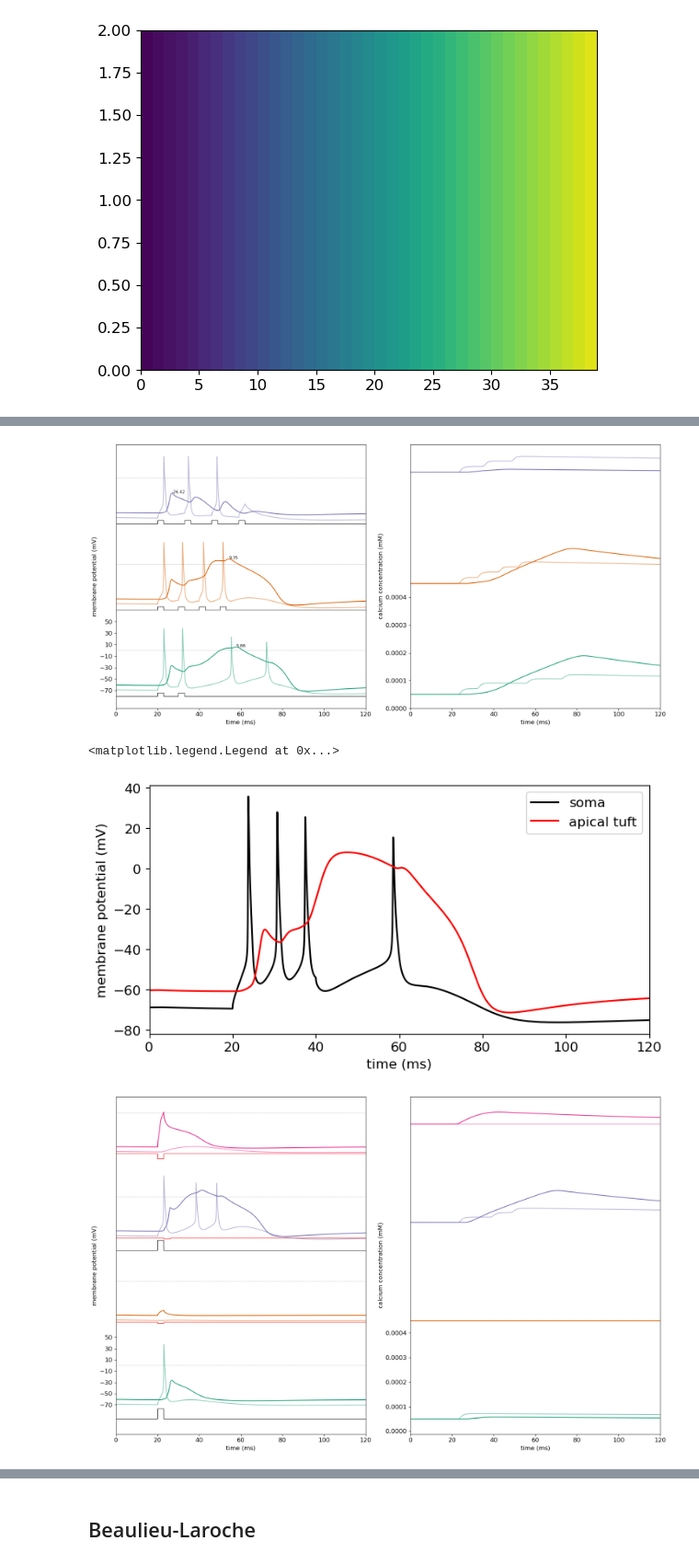
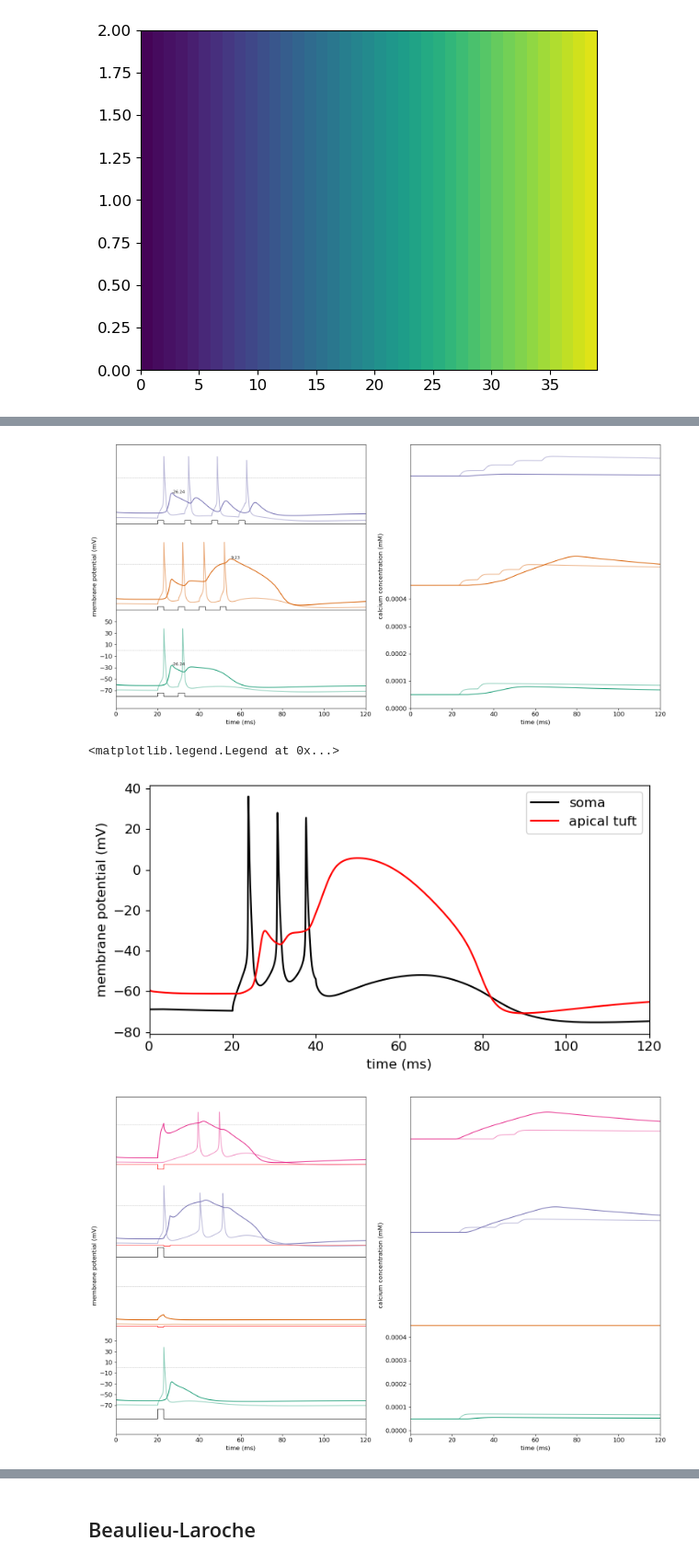
Before and after one commit to jonescompneurolab/hnn-tuning, a Jupyter notebook: new_cells_dev/cells/l5_ET_handtune.ipynb, the cells around one changed output, grey strips where cells are left out. Shown at 92% size. Drawn from its saved outputs; the diff is of its cells as text; code cells hidden in the pictures.

Commit message:
optimize figures

```diff
--- a/new_cells_dev/cells/l5_ET_handtune.ipynb
+++ b/new_cells_dev/cells/l5_ET_handtune.ipynb
@@ -72,7 +72,7 @@ v_init = {'soma': -69,
             'apical_trunk': -69,
             'apical_1': -66,
             'apical_2': -64,
-            'apical_tuft': -60}
+            'apical_tuft': -59}
 
 sections = _get_dends(section_params, 'L5Pyr', section_names, end_pts, v_init=v_init)
 sections['soma'] = _get_pyr_soma(section_params, 'L5Pyr', end_pts['soma'], v_init=v_init['soma'])
@@ -80,7 +80,7 @@ sections['soma'] = _get_pyr_soma(section_params, 'L5Pyr', end_pts['soma'], v_ini
 mech_class = Mechs(pth_mod)
 
 
-hotzone = [1400, 1500]
+hotzone = [1500, 1700]
 l5pyr= Cell(sections, cell_tree, cell_type='L5_pyramidal', gid=0)
 l5pyr.build()
 
@@ -100,8 +99,7 @@ Mechanisms already loaded from path: /Users/katharinaduecker/Documents/projects_
 from matplotlib import colormaps
 
 cmap = colormaps['viridis']
-cols = cmap.colors[0:len(cmap.colors):15]
-cols = cmap.colors[0:len(cmap.colors):6]
+cols_dist = cmap.colors[0:len(cmap.colors):6]
 
 l5pyr= Cell(sections, cell_tree, cell_type='L5_pyramidal', gid=0)
 l5pyr.build()
@@ -137,10 +135,10 @@ im = plt.pcolormesh(np.tile(np.array(distance),(2,1)), cmap='viridis', vmin=0, v
 # %%
 fig, ax = plt.subplots(1,2, figsize=(8, 3), constrained_layout=True)
 for i,v in enumerate(v_a):
-        ax[0].plot(t, v, color=cols[i])
+        ax[0].plot(t, v, color=cols_dist[i])
 
 for i, v in enumerate(v_b):
-    ax[1].plot(t, v, color=cols[i])
+    ax[1].plot(t, v, color=cols_dist[i])
 
 ax[0].set_ylim([-70, -59])
 ax[0].set_title('apical dendrites')
@@ -172,6 +170,7 @@ voltg = [None]*len(section_names)
 ca = [None]*len(section_names)
 
 for n, num_pulse in enumerate(nums_pulse):
+    del l5pyr
     l5pyr= Cell(sections, cell_tree, cell_type='L5_pyramidal', gid=0)
     l5pyr.build()
 
@@ -233,8 +232,9 @@ fig.tight_layout()
 fig.savefig(figpth+'soma_vs_apical_critfreq.png')
 fig.savefig(figpth+f'soma_vs_apical_critfreq.svg', format='svg')
 # %% [output]
-[figure, old version]
+[figure, new version]
 # %%
+del l5pyr
 l5pyr= Cell(sections, cell_tree, cell_type='L5_pyramidal', gid=0)
 l5pyr.build()
 
@@ -261,7 +261,7 @@ ax.set_xlim([0, 120])
 ax.legend()
 # %% [output]
 <matplotlib.legend.Legend at 0x...>
-[figure, old version]
+[figure, new version]
 # %%
 fig, ax = plt.subplots(1, 2, figsize=(16,10))
 
@@ -278,6 +278,7 @@ voltg = [None]*len(section_names)
 ca = [None]*len(section_names)
 
 for n, num_pulse in enumerate(nums_pulse):
+    del l5pyr
     l5pyr= Cell(sections, cell_tree, cell_type='L5_pyramidal', gid=0)
     l5pyr.build()
 
@@ -318,32 +319,32 @@ for n, num_pulse in enumerate(nums_pulse):
             ax[0].plot(t.as_numpy(), c, color=col, alpha=0.75, linewidth=0.75)
 
 
         if section == 'apical_tuft':
             v_max = np.max(voltg[s].as_numpy())
             t_max = np.argmax(voltg[s].as_numpy())
 
             ax[1].plot(t, ca[s]+n*0.0004, label=f'{num_pulse} pulses, {time_diff[n]} ms apart', color=cols[n], alpha=1/(s+1))
 
         else:
             ax[1].plot(t, ca[s]+n*0.0004, color=cols[n], alpha=1/(s+1))
 
 
 
 
 ax[0].set_ylabel('membrane potential (mV)')
 ax[0].set_xlabel('time (ms)')
 ax[0].set_yticks(np.arange(-70, 70, 20))
 ax[1].set_ylabel('calcium concentration (mM)')
 ax[1].set_xlabel('time (ms)')
 ax[1].set_yticks(np.arange(0, 0.0005, 0.0001))
 ax[1].set_xlim([0, 120])
 ax[0].set_xlim([0, 120])
 
 
 
 fig.tight_layout()
 fig.savefig(figpth+'soma_vs_apical_coincidence.png')
 fig.savefig(figpth+f'soma_vs_apical_coincidence.svg')
 # %% [output]
-[figure, old version]
+[figure, new version]
 # %%
```
Also changed, not shown: parts of 15 cells of this notebook, 6 other files.
